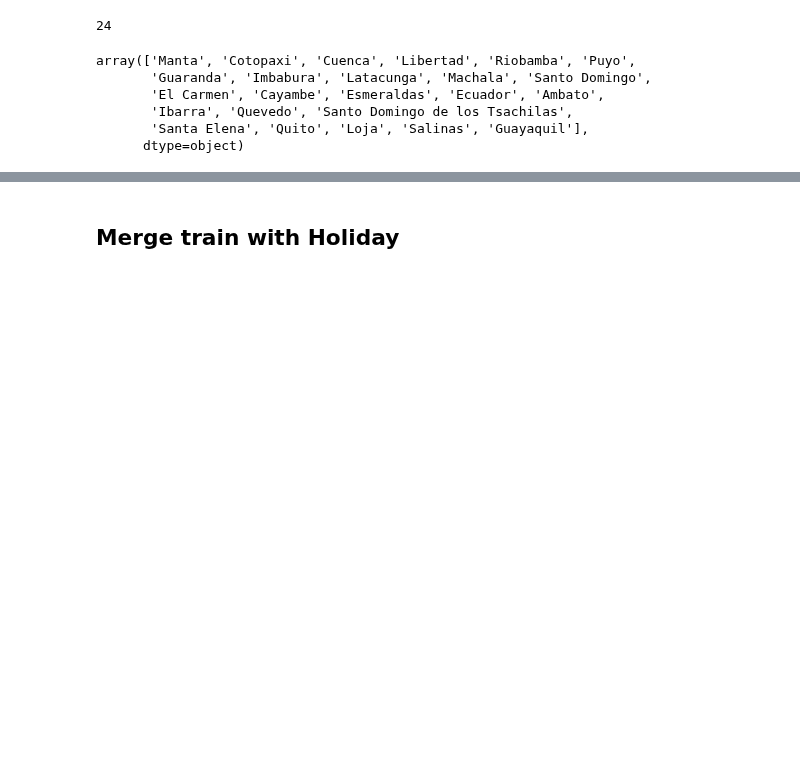
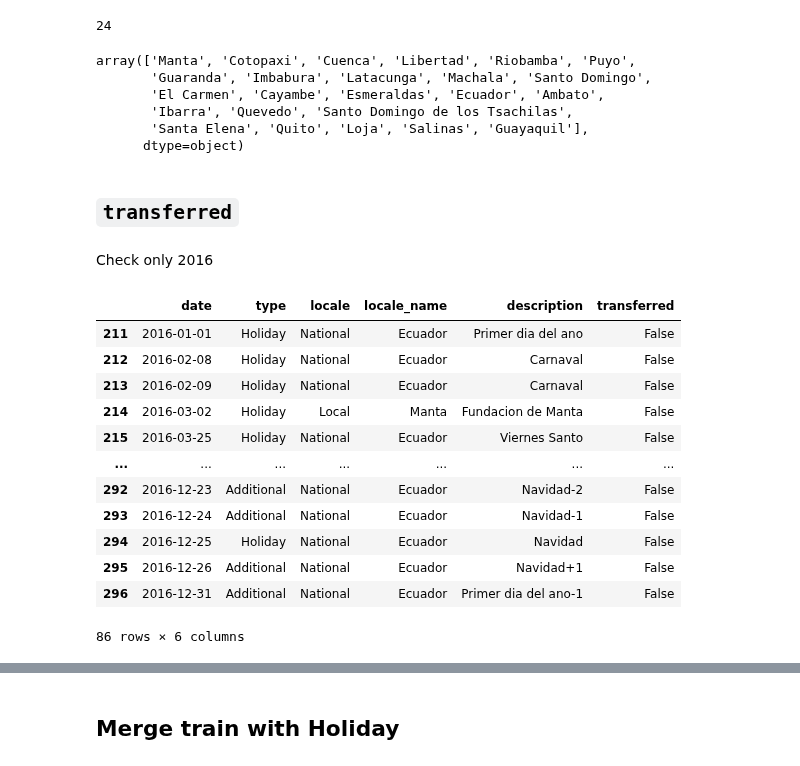
Before and after one commit to didine13/forecasting_for_sales, a Jupyter notebook: notebooks/nhouyvanisvong_dataexplo2.ipynb, the cells around one changed output, grey strips where cells are left out. Cells and saved outputs as stored; diff of their text form; code cells hidden in the pictures; blank space fills up the shorter version.

```diff
--- a/notebooks/nhouyvanisvong_dataexplo2.ipynb
+++ b/notebooks/nhouyvanisvong_dataexplo2.ipynb
@@ -218,3 +237,24 @@ array(['Manta', 'Cotopaxi', 'Cuenca', 'Libertad', 'Riobamba', 'Puyo',
        'Ibarra', 'Quevedo', 'Santo Domingo de los Tsachilas',
        'Santa Elena', 'Quito', 'Loja', 'Salinas', 'Guayaquil'],
       dtype=object)
+# %% [markdown]
+## `transferred`
+# %% [markdown]
+Check only 2016
+# %%
+holiday_2016 = holiday_data.loc[holiday_data['date'].dt.year == 2016]
+holiday_2016
+# %% [output]
+|  | date | type | locale | locale_name | description | transferred |
+| 211 | 2016-01-01 | Holiday | National | Ecuador | Primer dia del ano | False |
+| 212 | 2016-02-08 | Holiday | National | Ecuador | Carnaval | False |
+| 213 | 2016-02-09 | Holiday | National | Ecuador | Carnaval | False |
+| 214 | 2016-03-02 | Holiday | Local | Manta | Fundacion de Manta | False |
+| 215 | 2016-03-25 | Holiday | National | Ecuador | Viernes Santo | False |
+| ... | ... | ... | ... | ... | ... | ... |
+| 292 | 2016-12-23 | Additional | National | Ecuador | Navidad-2 | False |
+| 293 | 2016-12-24 | Additional | National | Ecuador | Navidad-1 | False |
+| 294 | 2016-12-25 | Holiday | National | Ecuador | Navidad | False |
+| 295 | 2016-12-26 | Additional | National | Ecuador | Navidad+1 | False |
+| 296 | 2016-12-31 | Additional | National | Ecuador | Primer dia del ano-1 | False |
+86 rows × 6 columns
```
Also changed, not shown: parts of 50 cells of this notebook.
